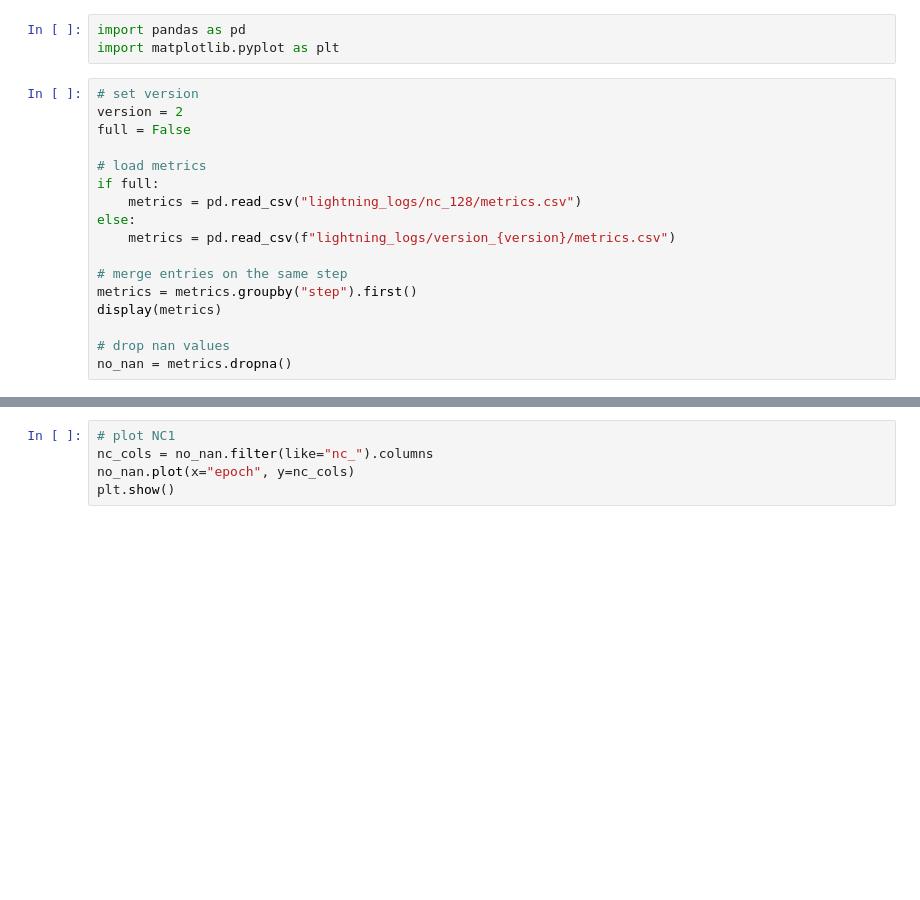
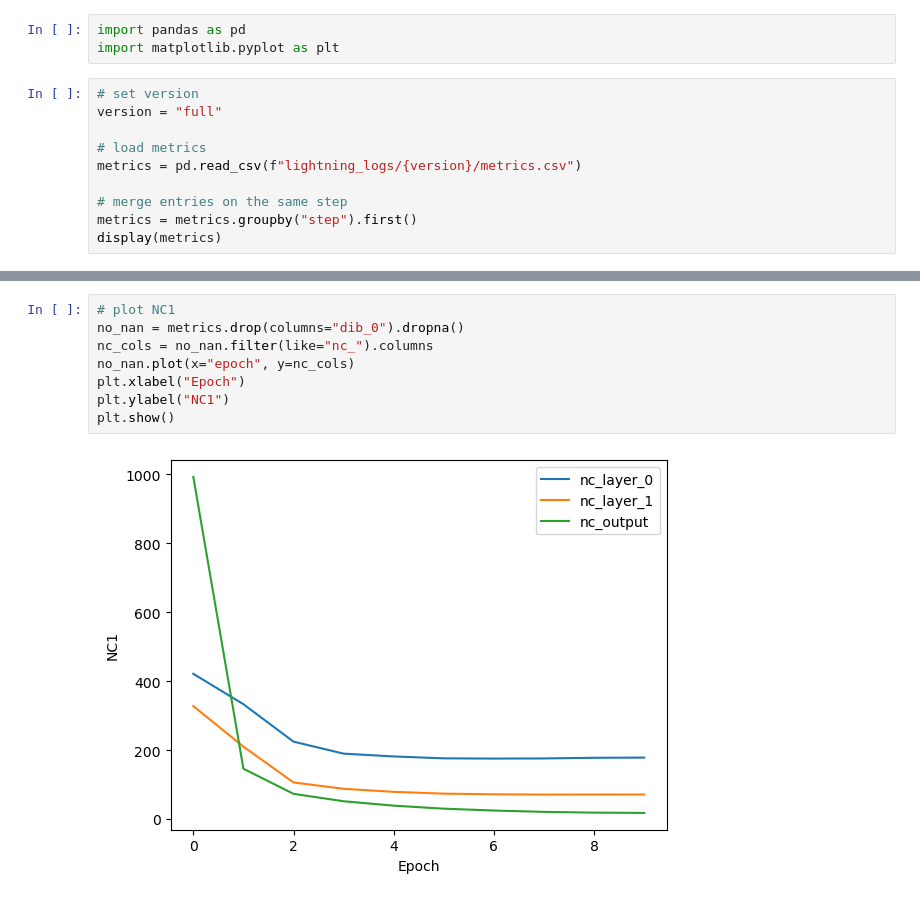
Before and after one commit to ziyong-was-taken/Compression-In-DNNs, a Jupyter notebook: plots.ipynb, the cells around one changed output, grey strips where cells are left out. Drawn from its saved outputs; the diff is of its cells as text; blank space fills up the shorter version.

```diff
--- a/plots.ipynb
+++ b/plots.ipynb
@@ -3,18 +3,11 @@ import pandas as pd
 import matplotlib.pyplot as plt
 # %%
 # set version
-version = 2
-full = False
+version = "full"
 
 # load metrics
-if full:
-    metrics = pd.read_csv("lightning_logs/nc_128/metrics.csv")
-else:
-    metrics = pd.read_csv(f"lightning_logs/version_{version}/metrics.csv")
+metrics = pd.read_csv(f"lightning_logs/{version}/metrics.csv")
 
 # merge entries on the same step
 metrics = metrics.groupby("step").first()
 display(metrics)
-
-# drop nan values
-no_nan = metrics.dropna()
@@ -21,6 +33,11 @@ no_nan = metrics.dropna()
 # %%
 # plot NC1
+no_nan = metrics.drop(columns="dib_0").dropna()
 nc_cols = no_nan.filter(like="nc_").columns
 no_nan.plot(x="epoch", y=nc_cols)
+plt.xlabel("Epoch")
+plt.ylabel("NC1")
 plt.show()
+# %% [output]
+[figure, added]
 # %%
```
Also changed, not shown: parts of 4 cells of this notebook, 4 other files.
